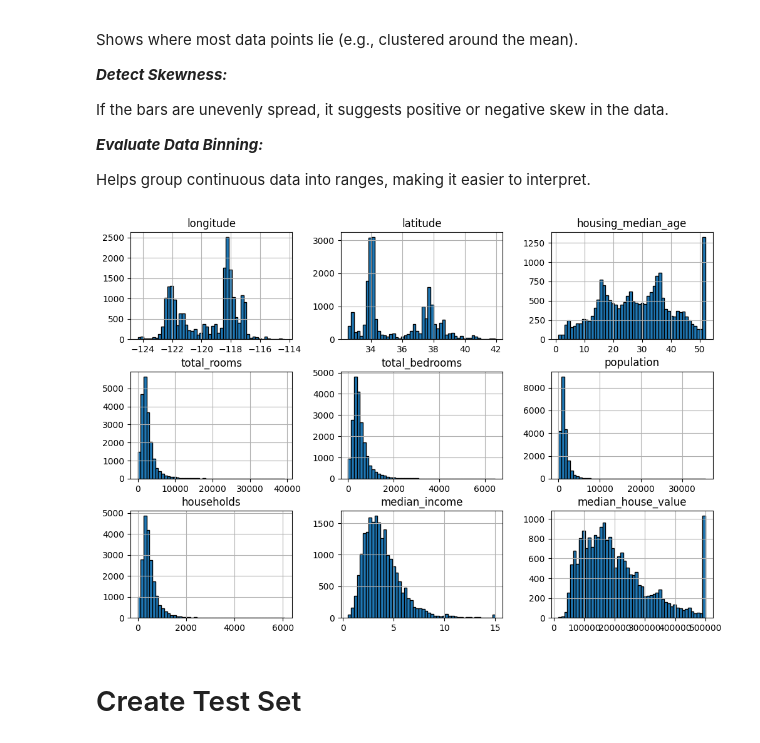
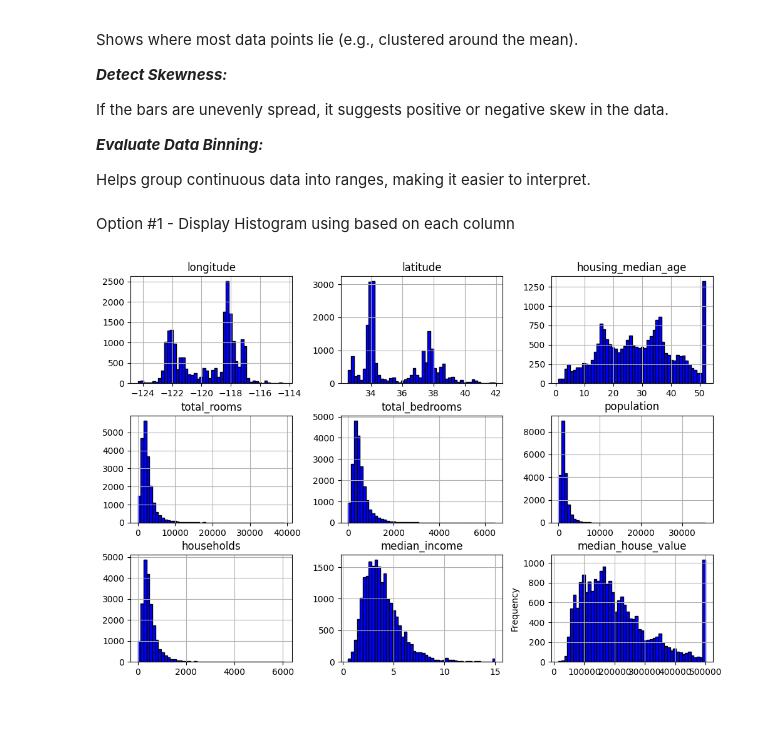
Before and after one commit to academyExcelleance/OlympiadPreparation, a Jupyter notebook: end_to_end_learning_imp.ipynb, the cells around one changed output. Saved outputs shown, nothing was run; the diff lists cells and outputs as text; code cells hidden in the pictures; blank space fills up the shorter version.

```diff
--- a/end_to_end_learning_imp.ipynb
+++ b/end_to_end_learning_imp.ipynb
@@ -289,24 +279,25 @@ If the bars are unevenly spread, it suggests positive or negative skew in the da
 ***Evaluate Data Binning:***
 
 Helps group continuous data into ranges, making it easier to interpret.
+# %% [markdown]
+Option #1 - Display Histogram using based on each column
 # %%
 # option 1 - hist on full dataframe , this handles numercal data set only
-housing.hist(bins=50, figsize=(12, 8),edgecolor='black', histtype='bar')
+housing.hist(bins=50,color='blue', figsize=(12, 8),edgecolor='black', histtype='bar')
+plt.ylabel("Frequency")
 plt.show()
 #for col in numerical_column:
     # option# 2 - use plt.hist - for each column
     #plt.hist(housing[col],bins=50,range=(housing[col].min(), housing[col].max()), color='blue', edgecolor='black',
     #alpha=0.7, rwidth=0.9, label=col, histtype='bar')
 
     #option# 3 - use hist on dataframe for each column
  #  housing[col].hist(bins=50,range=(housing[col].min(), housing[col].max()), color='blue', edgecolor='black',
  #  alpha=0.7, rwidth=0.9, label=col, histtype='bar')
  #  plt.title(col)
  #  plt.xlabel(col)
  #  plt.ylabel("Frequency")
  #  plt.legend()
  #  plt.show()
 # %% [output]
-[figure, old version]
+[figure, new version]
-# %% [markdown]
-# Create Test Set
```
Also changed, not shown: parts of 21 cells of this notebook.
